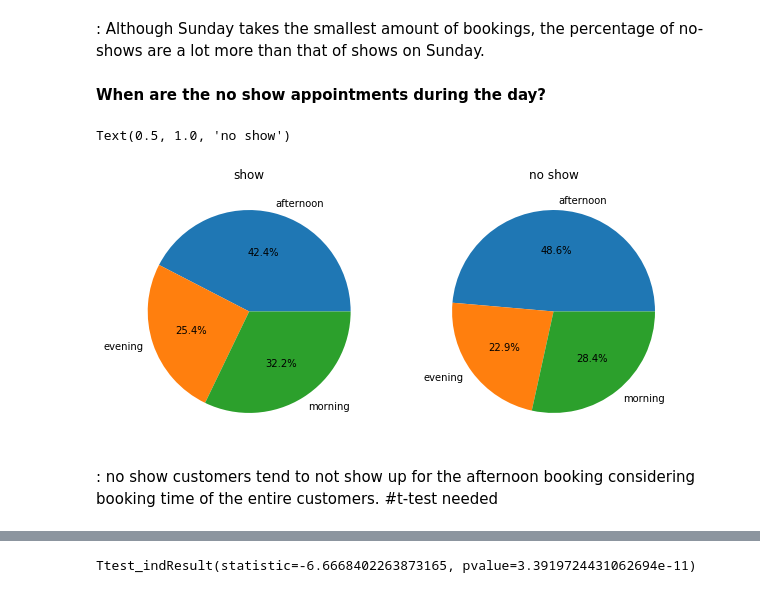
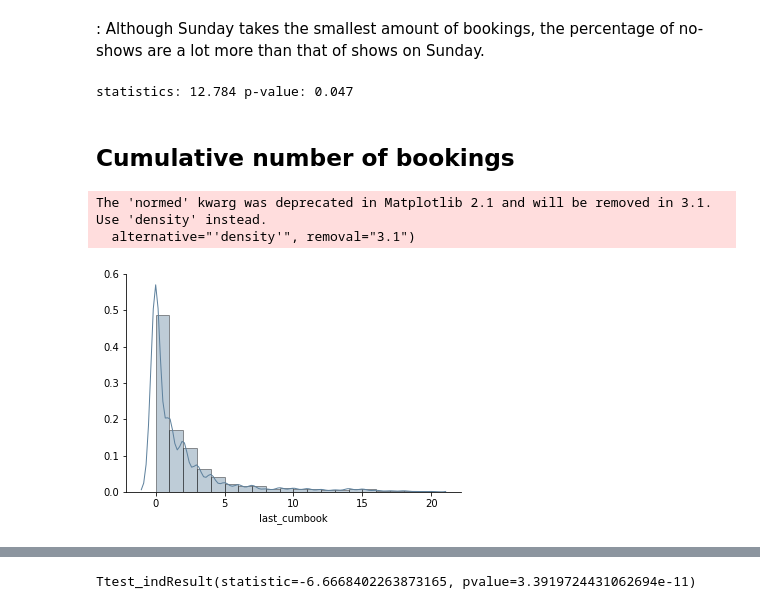
Before and after one commit to datasciyj/Assignments, a Jupyter notebook: Capstone_Analytic_Report.ipynb, the cells around one changed output, grey strips where cells are left out. Drawn from its saved outputs; the diff is of its cells as text; code cells hidden in the pictures.

```diff
--- a/Capstone_Analytic_Report.ipynb
+++ b/Capstone_Analytic_Report.ipynb
@@ -296,26 +303,32 @@ Text(0.5, 0, 'booked staff')
 # %% [markdown]
 : Although Sunday takes the smallest amount of bookings, the percentage of no-shows are a lot more than that of shows on Sunday.
-# %% [markdown]
-**When are the no show appointments during the day?**
-# %%
-show_raw=df[df['noshow']==0].groupby(['book_tod']).book_tod.count()
-noshow_raw=df[df['noshow']==1].groupby(['book_tod']).book_tod.count()
-
-show=show_raw/sum(show_raw)*100
-noshow=noshow_raw/sum(noshow_raw)*100
-
-fig=plt.figure(figsize=[10,5])
-ax=fig.add_subplot(121)
-
-ax.pie(show,labels=['afternoon','evening','morning'],autopct='%.1f%%')
-plt.title('show')
-
-ax2=fig.add_subplot(122)
-ax2.pie(noshow,labels=['afternoon','evening','morning'],autopct='%.1f%%')
-plt.title('no show')
-# %% [output]
-Text(0.5, 1.0, 'no show')
-[figure, removed]
-# %% [markdown]
-: no show customers tend to not show up for the afternoon booking considering booking time of the entire customers.
-#t-test needed
+# %%
+#chi square test between show and no show customers
+
+show_raw=show_raw.reindex(newidx)
+noshow_raw=noshow_raw.reindex(newidx)
+noshow_raw=noshow_raw.fillna(0)
+
+f=np.array([show_raw,noshow_raw])
+
+results=stats.chi2_contingency(f)
+print('statistics: %.3f p-value: %.3f'%(results[0], results[1]))
+# %% [output]
+statistics: 12.784 p-value: 0.047
+# %% [markdown]
+## Cumulative number of bookings
+# %%
+#Cumulative number of bookings
+
+import seaborn as sns
+
+ax=sns.distplot(df['last_cumbook'], hist=True,
+             bins=20, color = 'xkcd:greyish blue',
+             hist_kws={'edgecolor':'black'},
+             kde_kws={'linewidth': 1})
+ax.spines['top'].set_visible(False)
+ax.spines['right'].set_visible(False)
+# %% [output]
+The 'normed' kwarg was deprecated in Matplotlib 2.1 and will be removed in 3.1. Use 'density' instead.
+  alternative="'density'", removal="3.1")
+[figure, added]
```
Also changed, not shown: parts of 36 cells of this notebook.
